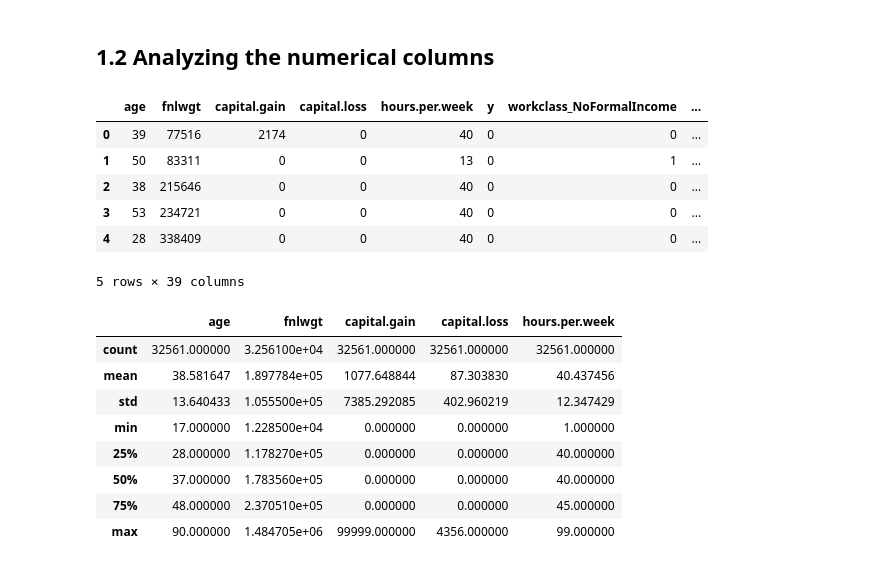
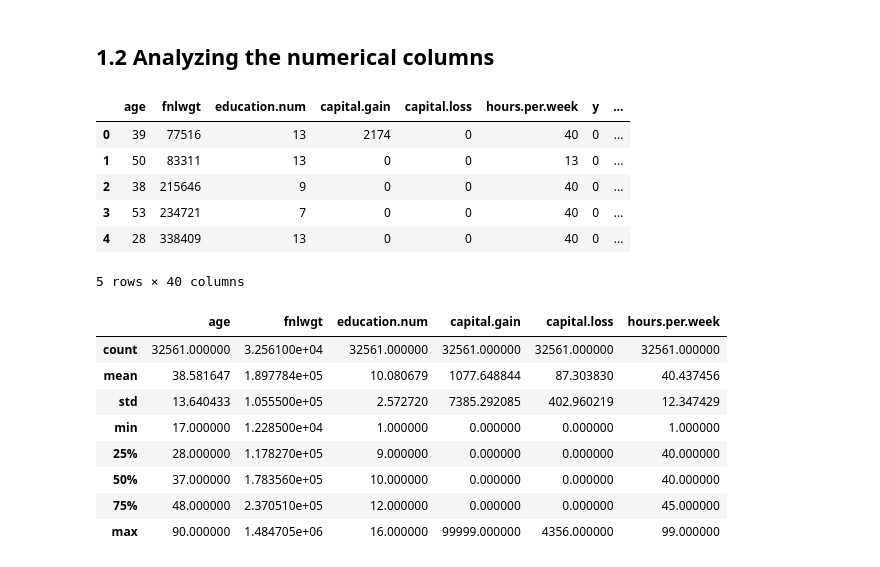
Before and after one commit to debhere/Practice, a Jupyter notebook: Income Prediction/Income Prediction - Census Data.ipynb, the cells around one changed output. Saved outputs shown, nothing was run; the diff lists cells and outputs as text; code cells hidden in the pictures.

```diff
--- a/Income Prediction/Income Prediction - Census Data.ipynb
+++ b/Income Prediction/Income Prediction - Census Data.ipynb
@@ -417,27 +416,28 @@ census_cat.head(5)
 # %%
-census_all = census_cat.drop('education.num', axis=1)
+#census_all = census_cat.drop('education.num', axis=1)
+census_all = census_cat.copy()
 census_all.head(5)
 # %% [output]
-|  | age | fnlwgt | capital.gain | capital.loss | hours.per.week | y | workclass_NoFormalIncome | ... |
-| 0 | 39 | 77516 | 2174 | 0 | 40 | 0 | 0 | ... |
-| 1 | 50 | 83311 | 0 | 0 | 13 | 0 | 1 | ... |
-| 2 | 38 | 215646 | 0 | 0 | 40 | 0 | 0 | ... |
-| 3 | 53 | 234721 | 0 | 0 | 40 | 0 | 0 | ... |
-| 4 | 28 | 338409 | 0 | 0 | 40 | 0 | 0 | ... |
+|  | age | fnlwgt | education.num | capital.gain | capital.loss | hours.per.week | y | ... |
+| 0 | 39 | 77516 | 13 | 2174 | 0 | 40 | 0 | ... |
+| 1 | 50 | 83311 | 13 | 0 | 0 | 13 | 0 | ... |
+| 2 | 38 | 215646 | 9 | 0 | 0 | 40 | 0 | ... |
+| 3 | 53 | 234721 | 7 | 0 | 0 | 40 | 0 | ... |
+| 4 | 28 | 338409 | 13 | 0 | 0 | 40 | 0 | ... |
-5 rows × 39 columns
+5 rows × 40 columns
 # %%
-num_cols = ['age', 'fnlwgt', 'capital.gain', 'capital.loss', 'hours.per.week']
+num_cols = ['age', 'fnlwgt', 'education.num','capital.gain', 'capital.loss', 'hours.per.week']
 
 census_num = census_all[num_cols]
 
 census_num.describe()
 # %% [output]
-|  | age | fnlwgt | capital.gain | capital.loss | hours.per.week |
-| count | 32561.000000 | 3.256100e+04 | 32561.000000 | 32561.000000 | 32561.000000 |
-| mean | 38.581647 | 1.897784e+05 | 1077.648844 | 87.303830 | 40.437456 |
-| std | 13.640433 | 1.055500e+05 | 7385.292085 | 402.960219 | 12.347429 |
-| min | 17.000000 | 1.228500e+04 | 0.000000 | 0.000000 | 1.000000 |
-| 25% | 28.000000 | 1.178270e+05 | 0.000000 | 0.000000 | 40.000000 |
-| 50% | 37.000000 | 1.783560e+05 | 0.000000 | 0.000000 | 40.000000 |
-| 75% | 48.000000 | 2.370510e+05 | 0.000000 | 0.000000 | 45.000000 |
-| max | 90.000000 | 1.484705e+06 | 99999.000000 | 4356.000000 | 99.000000 |
+|  | age | fnlwgt | education.num | capital.gain | capital.loss | hours.per.week |
+| count | 32561.000000 | 3.256100e+04 | 32561.000000 | 32561.000000 | 32561.000000 | 32561.000000 |
+| mean | 38.581647 | 1.897784e+05 | 10.080679 | 1077.648844 | 87.303830 | 40.437456 |
+| std | 13.640433 | 1.055500e+05 | 2.572720 | 7385.292085 | 402.960219 | 12.347429 |
+| min | 17.000000 | 1.228500e+04 | 1.000000 | 0.000000 | 0.000000 | 1.000000 |
+| 25% | 28.000000 | 1.178270e+05 | 9.000000 | 0.000000 | 0.000000 | 40.000000 |
+| 50% | 37.000000 | 1.783560e+05 | 10.000000 | 0.000000 | 0.000000 | 40.000000 |
+| 75% | 48.000000 | 2.370510e+05 | 12.000000 | 0.000000 | 0.000000 | 45.000000 |
+| max | 90.000000 | 1.484705e+06 | 16.000000 | 99999.000000 | 4356.000000 | 99.000000 |
```
Also changed, not shown: parts of 10 cells of this notebook.
